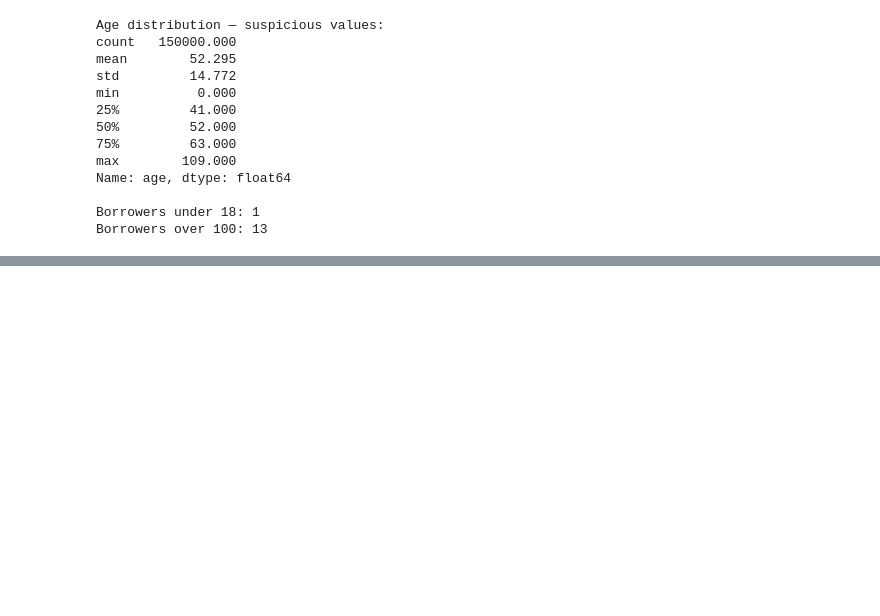
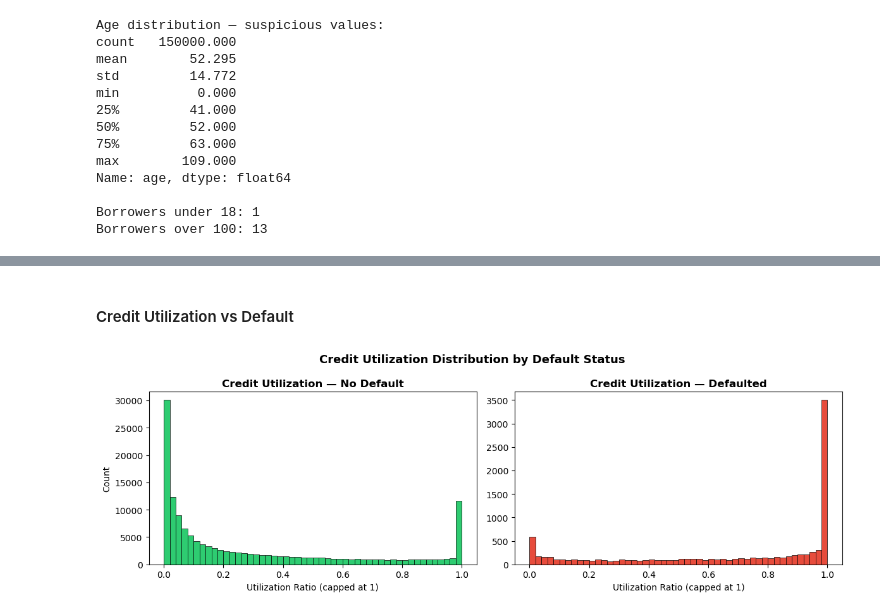
Before and after one commit to Sohail-Rasul/credit-risk-classifier, a Jupyter notebook: credit_risk_classifier.ipynb, the cells around one changed output, grey strips where cells are left out. Saved outputs shown, nothing was run; the diff lists cells and outputs as text; code cells hidden in the pictures; blank space fills up the shorter version.

```diff
--- a/credit_risk_classifier.ipynb
+++ b/credit_risk_classifier.ipynb
@@ -275,0 +326,28 @@ NumberOfTime60-89DaysPastDueNotWorse
+# %% [markdown]
+#### Credit Utilization vs Default
+# %%
+# Cap at 1 for sensible plotting (it's supposed to be a ratio)
+util_capped = df['RevolvingUtilizationOfUnsecuredLines'].clip(0, 1)
+
+fig, axes = plt.subplots(1, 2, figsize=(12, 4))
+
+# Non-defaulters
+axes[0].hist(util_capped[df['SeriousDlqin2yrs'] == 0],
+             bins=50, color='#2ecc71', edgecolor='black', linewidth=0.5)
+axes[0].set_title('Credit Utilization — No Default', fontweight='bold')
+axes[0].set_xlabel('Utilization Ratio (capped at 1)')
+axes[0].set_ylabel('Count')
+
+# Defaulters
+axes[1].hist(util_capped[df['SeriousDlqin2yrs'] == 1],
+             bins=50, color='#e74c3c', edgecolor='black', linewidth=0.5)
+axes[1].set_title('Credit Utilization — Defaulted', fontweight='bold')
+axes[1].set_xlabel('Utilization Ratio (capped at 1)')
+
+plt.suptitle('Credit Utilization Distribution by Default Status',
+             fontsize=13, fontweight='bold')
+plt.tight_layout()
+plt.savefig('figures/05_utilization_by_default.png', dpi=150)
+plt.show()
+# %% [output]
+[figure, added]
```
Also changed, not shown: parts of 8 cells of this notebook, 6 other files.
